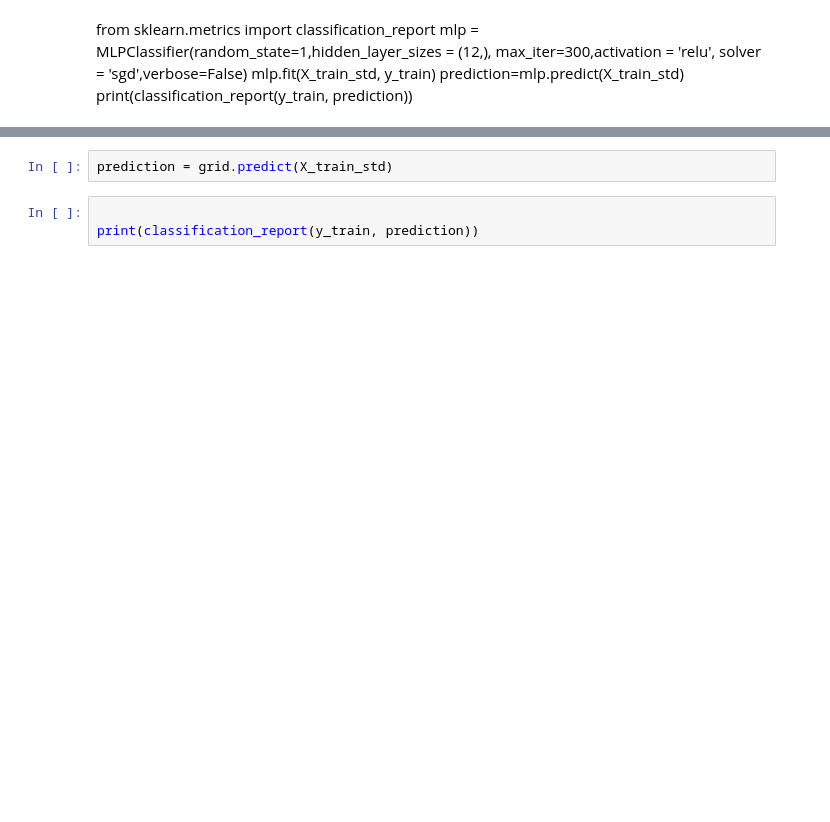
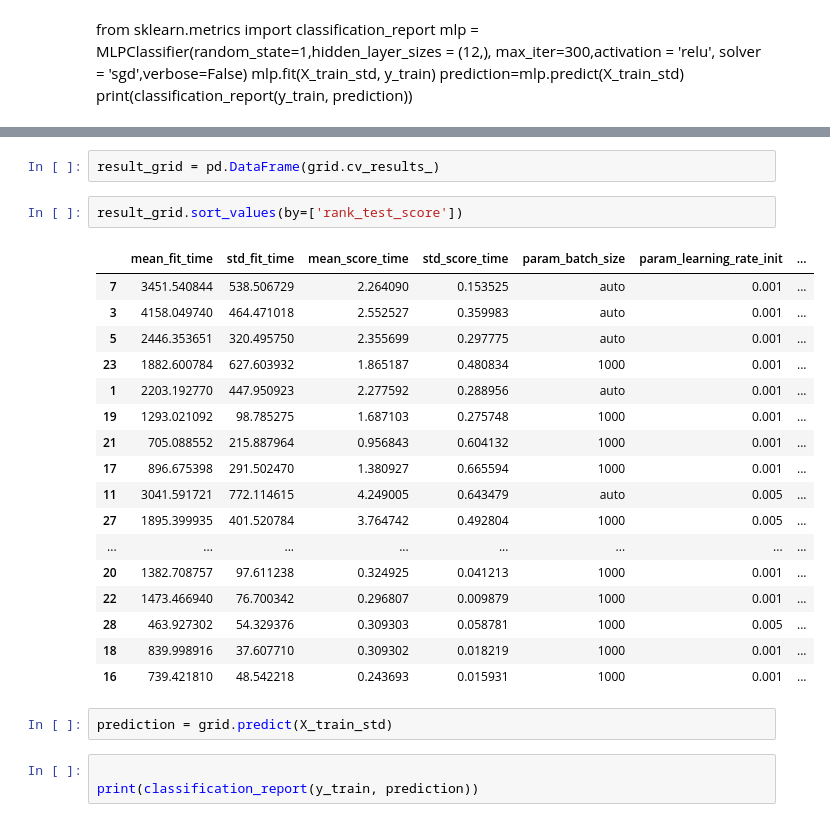
Before and after one commit to delrickOliveira/rna_2021_2.2, a Jupyter notebook: PP2.2.3 - Validação Cruzada e Busca em Grade.ipynb, the cells around one changed output, grey strips where cells are left out. Saved outputs shown, nothing was run; the diff lists cells and outputs as text; blank space fills up the shorter version.

```diff
--- a/PP2.2.3 - Validação Cruzada e Busca em Grade.ipynb
+++ b/PP2.2.3 - Validação Cruzada e Busca em Grade.ipynb
@@ -142,3 +169,25 @@ print('Best parameters found:\n', grid.best_params_)
+# %%
+result_grid = pd.DataFrame(grid.cv_results_)
+# %%
+result_grid.sort_values(by=['rank_test_score'])
+# %% [output]
+|  | mean_fit_time | std_fit_time | mean_score_time | std_score_time | param_batch_size | param_learning_rate_init | ... |
+| 7 | 3451.540844 | 538.506729 | 2.264090 | 0.153525 | auto | 0.001 | ... |
+| 3 | 4158.049740 | 464.471018 | 2.552527 | 0.359983 | auto | 0.001 | ... |
+| 5 | 2446.353651 | 320.495750 | 2.355699 | 0.297775 | auto | 0.001 | ... |
+| 23 | 1882.600784 | 627.603932 | 1.865187 | 0.480834 | 1000 | 0.001 | ... |
+| 1 | 2203.192770 | 447.950923 | 2.277592 | 0.288956 | auto | 0.001 | ... |
+| 19 | 1293.021092 | 98.785275 | 1.687103 | 0.275748 | 1000 | 0.001 | ... |
+| 21 | 705.088552 | 215.887964 | 0.956843 | 0.604132 | 1000 | 0.001 | ... |
+| 17 | 896.675398 | 291.502470 | 1.380927 | 0.665594 | 1000 | 0.001 | ... |
+| 11 | 3041.591721 | 772.114615 | 4.249005 | 0.643479 | auto | 0.005 | ... |
+| 27 | 1895.399935 | 401.520784 | 3.764742 | 0.492804 | 1000 | 0.005 | ... |
+| ... | ... | ... | ... | ... | ... | ... | ... |
+| 20 | 1382.708757 | 97.611238 | 0.324925 | 0.041213 | 1000 | 0.001 | ... |
+| 22 | 1473.466940 | 76.700342 | 0.296807 | 0.009879 | 1000 | 0.001 | ... |
+| 28 | 463.927302 | 54.329376 | 0.309303 | 0.058781 | 1000 | 0.005 | ... |
+| 18 | 839.998916 | 37.607710 | 0.309302 | 0.018219 | 1000 | 0.001 | ... |
+| 16 | 739.421810 | 48.542218 | 0.243693 | 0.015931 | 1000 | 0.001 | ... |
 # %%
 prediction = grid.predict(X_train_std)
 # %%
```
Also changed, not shown: parts of 7 cells of this notebook.
